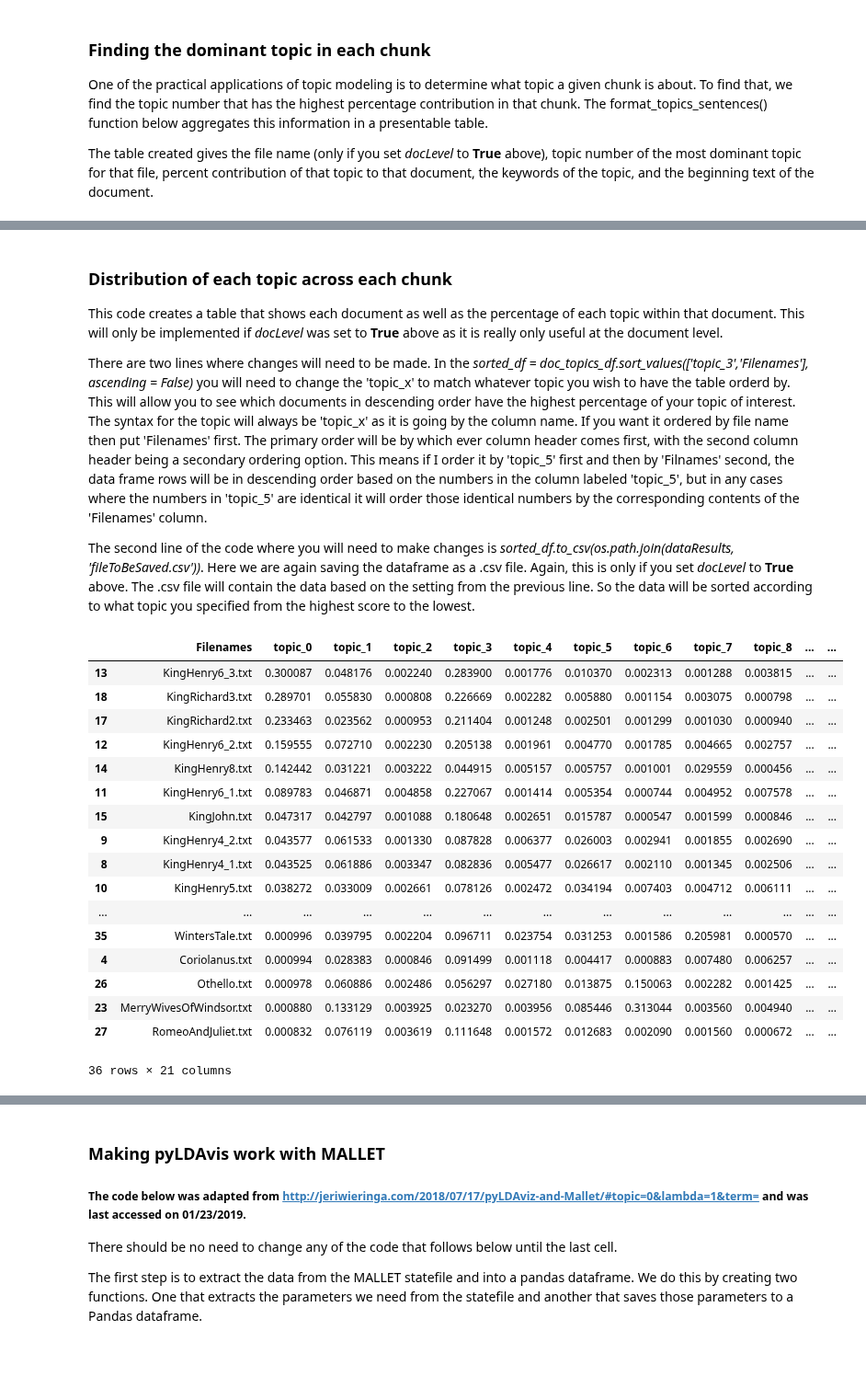
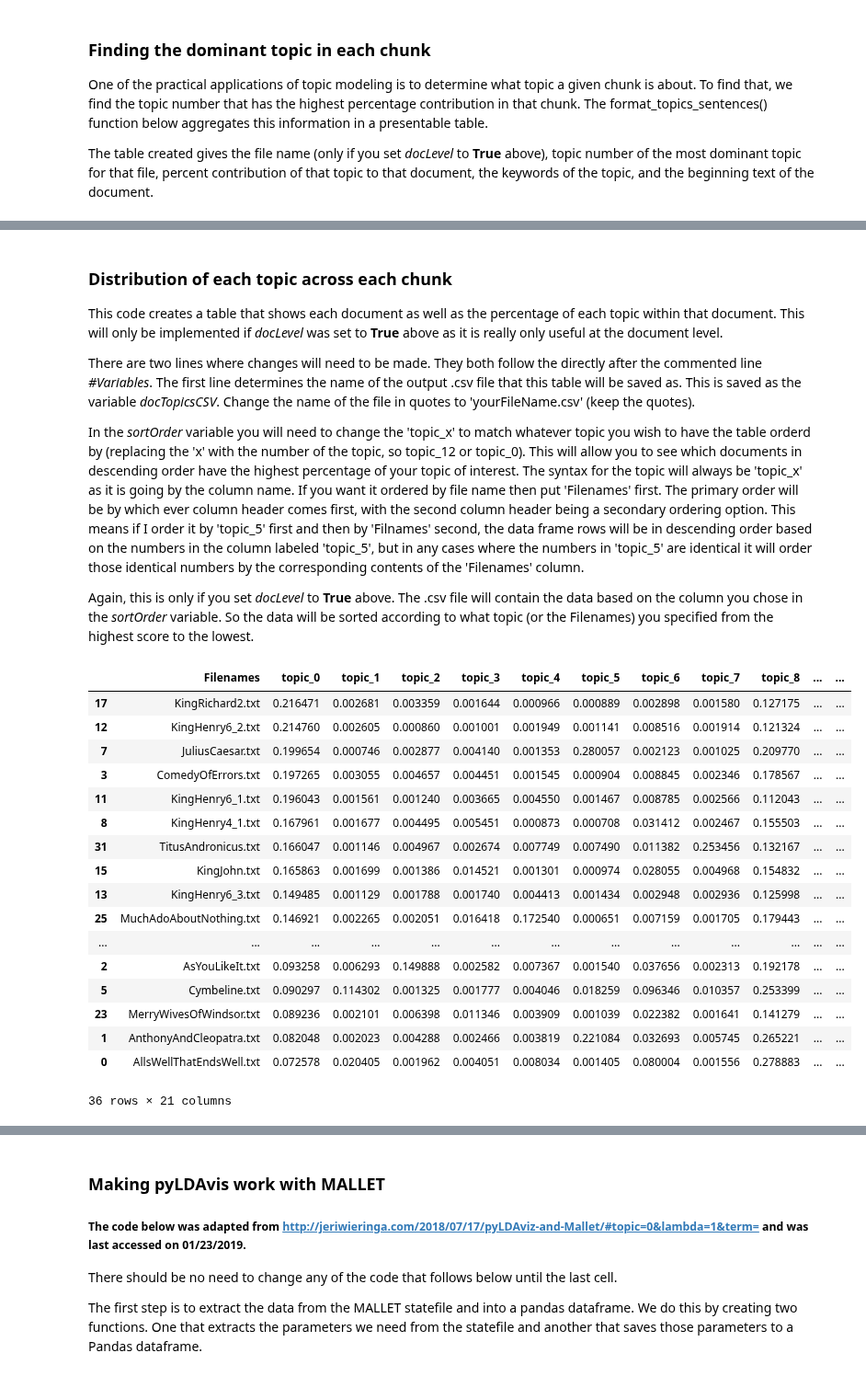
Before and after one commit to cyberdh/Text-Analysis, a Jupyter notebook: TopicModeling/LDA/ldaVisMALLET-Py.ipynb, the cells around one changed output, grey strips where cells are left out. Shown at 92% size. Saved outputs shown, nothing was run; the diff lists cells and outputs as text; code cells hidden in the pictures.

```diff
--- a/TopicModeling/LDA/ldaVisMALLET-Py.ipynb
+++ b/TopicModeling/LDA/ldaVisMALLET-Py.ipynb
@@ -702,62 +710,68 @@ dfDominantTopics
 
 This code creates a table that shows each document as well as the percentage of each topic within that document. This will only be implemented if *docLevel* was set to **True** above as it is really only useful at the document level.
 
-There are two lines where changes will need to be made. In the *sorted_df = doc_topics_df.sort_values(['topic_3','Filenames'], ascending = False)* you will need to change the 'topic_x' to match whatever topic you wish to have the table orderd by. This will allow you to see which documents in descending order have the highest percentage of your topic of interest. The syntax for the topic will always be 'topic_x' as it is going by the column name. If you want it ordered by file name then put 'Filenames' first. The primary order will be by which ever column header comes first, with the second column header being a secondary ordering option. This means if I order it by 'topic_5' first and then by 'Filnames' second, the data frame rows will be in descending order based on the numbers in the column labeled 'topic_5', but in any cases where the numbers in 'topic_5' are identical it will order those identical numbers by the corresponding contents of the 'Filenames' column.
+There are two lines where changes will need to be made. They both follow the directly after the commented line *#Variables*. The first line determines the name of the output .csv file that this table will be saved as. This is saved as the variable *docTopicsCSV*. Change the name of the file in quotes to 'yourFileName.csv' (keep the quotes).
 
-The second line of the code where you will need to make changes is *sorted_df.to_csv(os.path.join(dataResults, 'fileToBeSaved.csv'))*. Here we are again saving the dataframe as a .csv file. Again, this is only if you set *docLevel* to **True** above. The .csv file will contain the data based on the setting from the previous line. So the data will be sorted according to what topic you specified from the highest score to the lowest.
+In the *sortOrder* variable you will need to change the 'topic_x' to match whatever topic you wish to have the table orderd by (replacing the 'x' with the number of the topic, so topic_12 or topic_0). This will allow you to see which documents in descending order have the highest percentage of your topic of interest. The syntax for the topic will always be 'topic_x' as it is going by the column name. If you want it ordered by file name then put 'Filenames' first. The primary order will be by which ever column header comes first, with the second column header being a secondary ordering option. This means if I order it by 'topic_5' first and then by 'Filnames' second, the data frame rows will be in descending order based on the numbers in the column labeled 'topic_5', but in any cases where the numbers in 'topic_5' are identical it will order those identical numbers by the corresponding contents of the 'Filenames' column.
+
+Again, this is only if you set *docLevel* to **True** above. The .csv file will contain the data based on the column you chose in the *sortOrder* variable. So the data will be sorted according to what topic (or the Filenames) you specified from the highest score to the lowest.
 # %%
 if docLevel is True:
+    #Variables
+    docTopicsCSV = 'docTopics.csv'
+    sortOrder = ['topic_0','Filenames']
+
     docTopics = []
     for i in range(len(texts)):
         docTopics.append(optimalModel[corpus[i]])
 
 
     topicSeriesDf = pd.DataFrame([[y[1] for y in  x] for x in docTopics])
 
 
     txtPaths = pd.Series(os.path.basename(pathName) for pathName in paths)
 
     textPath = pd.Series(txtPaths)
     contents = pd.Series(texts)
     docTopicDis = pd.concat([textPath, topicSeriesDf], axis=1)
 
     docTopicsDf = docTopicDis.reset_index(drop = True)
     # get length of df's columns
     numCols = len(list(docTopicsDf))
 
     # generate range of ints for suffixes
     # with length exactly half that of num_cols;
     # if num_cols is even, truncate concatenated list later
     # to get to original list length
     rng = range(0, (numCols) + 1)
 
     newCols = ['Filenames'] + ['topic_' + str(i) for i in rng]
 
     # ensure the length of the new columns list is equal to the length of df's columns
     docTopicsDf.columns = newCols[:numCols]
 
-    sortedDf = docTopicsDf.sort_values(['topic_0','Filenames'], ascending = False)
-    sortedDf.to_csv(os.path.join(dataResults, 'docTopicsShakespeare.csv'))
+    sortedDf = docTopicsDf.sort_values(sortOrder, ascending = False)
+    sortedDf.to_csv(os.path.join(dataResults, docTopicsCSV))
 
 sortedDf
 # %% [output]
 |  | Filenames | topic_0 | topic_1 | topic_2 | topic_3 | topic_4 | topic_5 | topic_6 | topic_7 | topic_8 | ... | ... |
-| 13 | KingHenry6_3.txt | 0.300087 | 0.048176 | 0.002240 | 0.283900 | 0.001776 | 0.010370 | 0.002313 | 0.001288 | 0.003815 | ... | ... |
-| 18 | KingRichard3.txt | 0.289701 | 0.055830 | 0.000808 | 0.226669 | 0.002282 | 0.005880 | 0.001154 | 0.003075 | 0.000798 | ... | ... |
-| 17 | KingRichard2.txt | 0.233463 | 0.023562 | 0.000953 | 0.211404 | 0.001248 | 0.002501 | 0.001299 | 0.001030 | 0.000940 | ... | ... |
-| 12 | KingHenry6_2.txt | 0.159555 | 0.072710 | 0.002230 | 0.205138 | 0.001961 | 0.004770 | 0.001785 | 0.004665 | 0.002757 | ... | ... |
-| 14 | KingHenry8.txt | 0.142442 | 0.031221 | 0.003222 | 0.044915 | 0.005157 | 0.005757 | 0.001001 | 0.029559 | 0.000456 | ... | ... |
-| 11 | KingHenry6_1.txt | 0.089783 | 0.046871 | 0.004858 | 0.227067 | 0.001414 | 0.005354 | 0.000744 | 0.004952 | 0.007578 | ... | ... |
-| 15 | KingJohn.txt | 0.047317 | 0.042797 | 0.001088 | 0.180648 | 0.002651 | 0.015787 | 0.000547 | 0.001599 | 0.000846 | ... | ... |
-| 9 | KingHenry4_2.txt | 0.043577 | 0.061533 | 0.001330 | 0.087828 | 0.006377 | 0.026003 | 0.002941 | 0.001855 | 0.002690 | ... | ... |
-| 8 | KingHenry4_1.txt | 0.043525 | 0.061886 | 0.003347 | 0.082836 | 0.005477 | 0.026617 | 0.002110 | 0.001345 | 0.002506 | ... | ... |
-| 10 | KingHenry5.txt | 0.038272 | 0.033009 | 0.002661 | 0.078126 | 0.002472 | 0.034194 | 0.007403 | 0.004712 | 0.006111 | ... | ... |
+| 17 | KingRichard2.txt | 0.216471 | 0.002681 | 0.003359 | 0.001644 | 0.000966 | 0.000889 | 0.002898 | 0.001580 | 0.127175 | ... | ... |
+| 12 | KingHenry6_2.txt | 0.214760 | 0.002605 | 0.000860 | 0.001001 | 0.001949 | 0.001141 | 0.008516 | 0.001914 | 0.121324 | ... | ... |
+| 7 | JuliusCaesar.txt | 0.199654 | 0.000746 | 0.002877 | 0.004140 | 0.001353 | 0.280057 | 0.002123 | 0.001025 | 0.209770 | ... | ... |
+| 3 | ComedyOfErrors.txt | 0.197265 | 0.003055 | 0.004657 | 0.004451 | 0.001545 | 0.000904 | 0.008845 | 0.002346 | 0.178567 | ... | ... |
+| 11 | KingHenry6_1.txt | 0.196043 | 0.001561 | 0.001240 | 0.003665 | 0.004550 | 0.001467 | 0.008785 | 0.002566 | 0.112043 | ... | ... |
+| 8 | KingHenry4_1.txt | 0.167961 | 0.001677 | 0.004495 | 0.005451 | 0.000873 | 0.000708 | 0.031412 | 0.002467 | 0.155503 | ... | ... |
+| 31 | TitusAndronicus.txt | 0.166047 | 0.001146 | 0.004967 | 0.002674 | 0.007749 | 0.007490 | 0.011382 | 0.253456 | 0.132167 | ... | ... |
+| 15 | KingJohn.txt | 0.165863 | 0.001699 | 0.001386 | 0.014521 | 0.001301 | 0.000974 | 0.028055 | 0.004968 | 0.154832 | ... | ... |
+| 13 | KingHenry6_3.txt | 0.149485 | 0.001129 | 0.001788 | 0.001740 | 0.004413 | 0.001434 | 0.002948 | 0.002936 | 0.125998 | ... | ... |
+| 25 | MuchAdoAboutNothing.txt | 0.146921 | 0.002265 | 0.002051 | 0.016418 | 0.172540 | 0.000651 | 0.007159 | 0.001705 | 0.179443 | ... | ... |
 | ... | ... | ... | ... | ... | ... | ... | ... | ... | ... | ... | ... | ... |
-| 35 | WintersTale.txt | 0.000996 | 0.039795 | 0.002204 | 0.096711 | 0.023754 | 0.031253 | 0.001586 | 0.205981 | 0.000570 | ... | ... |
-| 4 | Coriolanus.txt | 0.000994 | 0.028383 | 0.000846 | 0.091499 | 0.001118 | 0.004417 | 0.000883 | 0.007480 | 0.006257 | ... | ... |
-| 26 | Othello.txt | 0.000978 | 0.060886 | 0.002486 | 0.056297 | 0.027180 | 0.013875 | 0.150063 | 0.002282 | 0.001425 | ... | ... |
-| 23 | MerryWivesOfWindsor.txt | 0.000880 | 0.133129 | 0.003925 | 0.023270 | 0.003956 | 0.085446 | 0.313044 | 0.003560 | 0.004940 | ... | ... |
-| 27 | RomeoAndJuliet.txt | 0.000832 | 0.076119 | 0.003619 | 0.111648 | 0.001572 | 0.012683 | 0.002090 | 0.001560 | 0.000672 | ... | ... |
+| 2 | AsYouLikeIt.txt | 0.093258 | 0.006293 | 0.149888 | 0.002582 | 0.007367 | 0.001540 | 0.037656 | 0.002313 | 0.192178 | ... | ... |
+| 5 | Cymbeline.txt | 0.090297 | 0.114302 | 0.001325 | 0.001777 | 0.004046 | 0.018259 | 0.096346 | 0.010357 | 0.253399 | ... | ... |
+| 23 | MerryWivesOfWindsor.txt | 0.089236 | 0.002101 | 0.006398 | 0.011346 | 0.003909 | 0.001039 | 0.022382 | 0.001641 | 0.141279 | ... | ... |
+| 1 | AnthonyAndCleopatra.txt | 0.082048 | 0.002023 | 0.004288 | 0.002466 | 0.003819 | 0.221084 | 0.032693 | 0.005745 | 0.265221 | ... | ... |
+| 0 | AllsWellThatEndsWell.txt | 0.072578 | 0.020405 | 0.001962 | 0.004051 | 0.008034 | 0.001405 | 0.080004 | 0.001556 | 0.278883 | ... | ... |
 36 rows × 21 columns
 # %% [markdown]
 ### Plot a stacked bar graph
```
Also changed, not shown: parts of 19 cells of this notebook.
